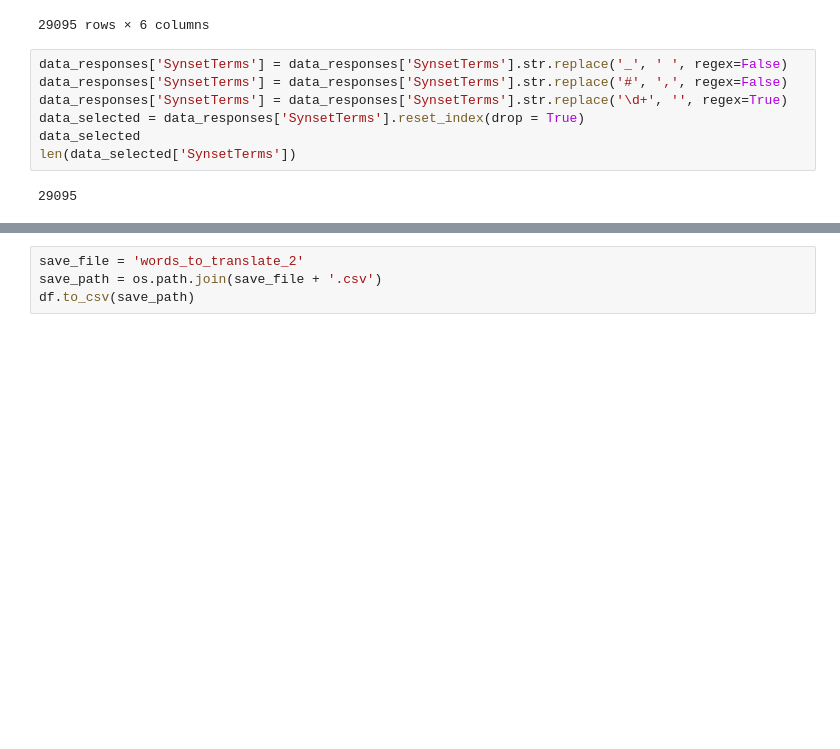
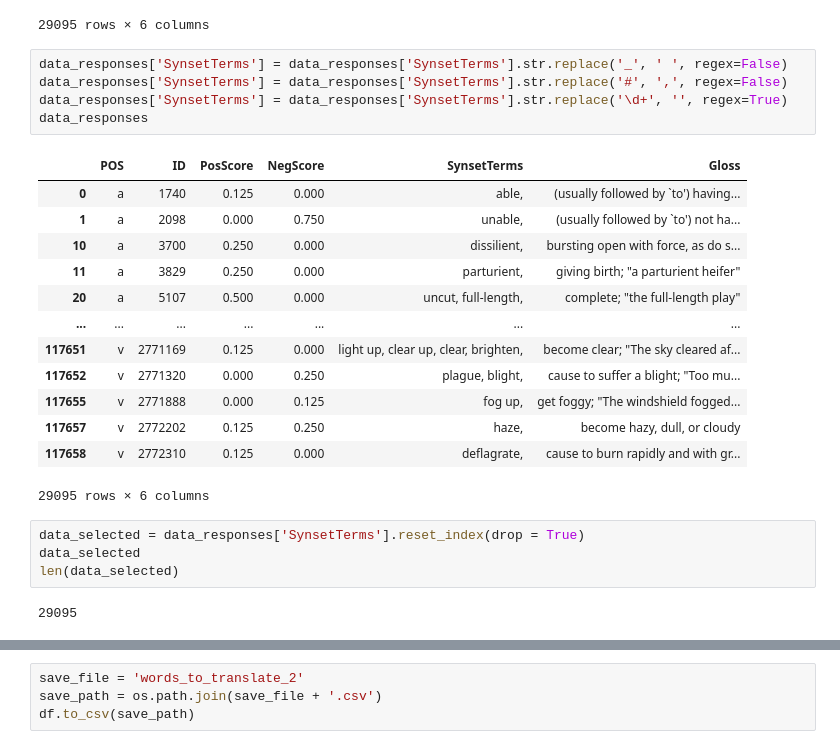
Before and after one commit to mnavarretem/ds4a_project, a Jupyter notebook: sentWord.ipynb, the cells around one changed output, grey strips where cells are left out. Cells and saved outputs as stored; diff of their text form; blank space fills up the shorter version.

```diff
--- a/sentWord.ipynb
+++ b/sentWord.ipynb
@@ -38,12 +38,28 @@ data_responses
 # %%
 data_responses['SynsetTerms'] = data_responses['SynsetTerms'].str.replace('_', ' ', regex=False)
 data_responses['SynsetTerms'] = data_responses['SynsetTerms'].str.replace('#', ',', regex=False)
 data_responses['SynsetTerms'] = data_responses['SynsetTerms'].str.replace('\d+', '', regex=True)
-data_selected = data_responses['SynsetTerms'].reset_index(drop = True)
-data_selected
-len(data_selected['SynsetTerms'])
+data_responses
 # %% [output]
+|  | POS | ID | PosScore | NegScore | SynsetTerms | Gloss |
+| 0 | a | 1740 | 0.125 | 0.000 | able, | (usually followed by `to') having... |
+| 1 | a | 2098 | 0.000 | 0.750 | unable, | (usually followed by `to') not ha... |
+| 10 | a | 3700 | 0.250 | 0.000 | dissilient, | bursting open with force, as do s... |
+| 11 | a | 3829 | 0.250 | 0.000 | parturient, | giving birth; "a parturient heifer" |
+| 20 | a | 5107 | 0.500 | 0.000 | uncut, full-length, | complete; "the full-length play" |
+| ... | ... | ... | ... | ... | ... | ... |
+| 117651 | v | 2771169 | 0.125 | 0.000 | light up, clear up, clear, brighten, | become clear; "The sky cleared af... |
+| 117652 | v | 2771320 | 0.000 | 0.250 | plague, blight, | cause to suffer a blight; "Too mu... |
+| 117655 | v | 2771888 | 0.000 | 0.125 | fog up, | get foggy; "The windshield fogged... |
+| 117657 | v | 2772202 | 0.125 | 0.250 | haze, | become hazy, dull, or cloudy |
+| 117658 | v | 2772310 | 0.125 | 0.000 | deflagrate, | cause to burn rapidly and with gr... |
-29095
+29095 rows × 6 columns
+# %%
+data_selected = data_responses['SynsetTerms'].reset_index(drop = True)
+data_selected
+len(data_selected)
+# %% [output]
+29095
 # %%
 translated_ls = []
 translator    = Translator(to_lang="Spanish")
```
Also changed, not shown: parts of 4 cells of this notebook, 9 other files.
